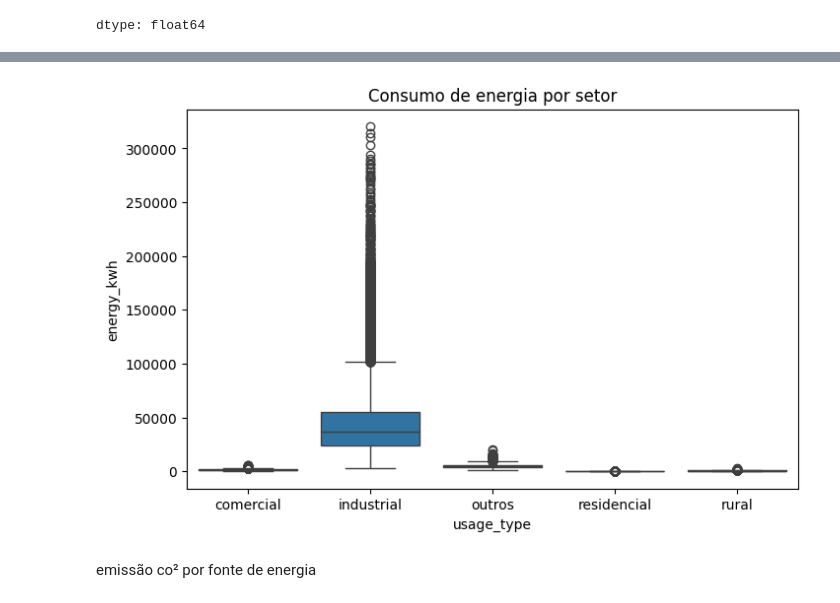
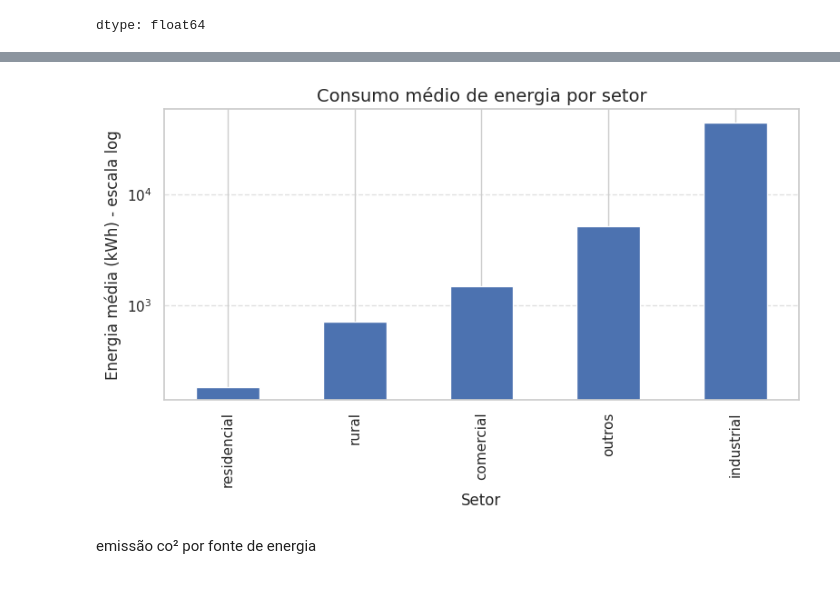
Before and after one commit to carbon-footprint-analysis/carbon-footprint-analysis, a Jupyter notebook: notebooks/CarbonFootprintAnalysis_EDA.ipynb, the cells around one changed output, grey strips where cells are left out. Saved outputs shown, nothing was run; the diff lists cells and outputs as text; code cells hidden in the pictures.

Commit message:
feat: add exploratory data analysis and visualization of energy and CO₂ emissions

```diff
--- a/notebooks/CarbonFootprintAnalysis_EDA.ipynb
+++ b/notebooks/CarbonFootprintAnalysis_EDA.ipynb
@@ -540,10 +590,22 @@ dtype: float64
 # %%
 plt.figure(figsize=(8,5))
-sns.boxplot(data=raw, x="usage_type", y="energy_kwh")
-plt.title("Consumo de energia por setor")
+
+mean_energy = raw.groupby("usage_type")["energy_kwh"].mean().sort_values()
+
+ax = mean_energy.plot(kind="bar")
+
+plt.yscale("log")
+
+plt.title("Consumo médio de energia por setor", fontsize=14)
+plt.xlabel("Setor")
+plt.ylabel("Energia média (kWh) - escala log")
+
+plt.grid(axis="y", linestyle="--", alpha=0.6)
+
+plt.tight_layout()
 plt.show()
 # %% [output]
-[figure, old version]
+[figure, new version]
 # %% [markdown]
 emissão  co² por fonte de energia
 # %%
```
Also changed, not shown: parts of 19 cells of this notebook.
